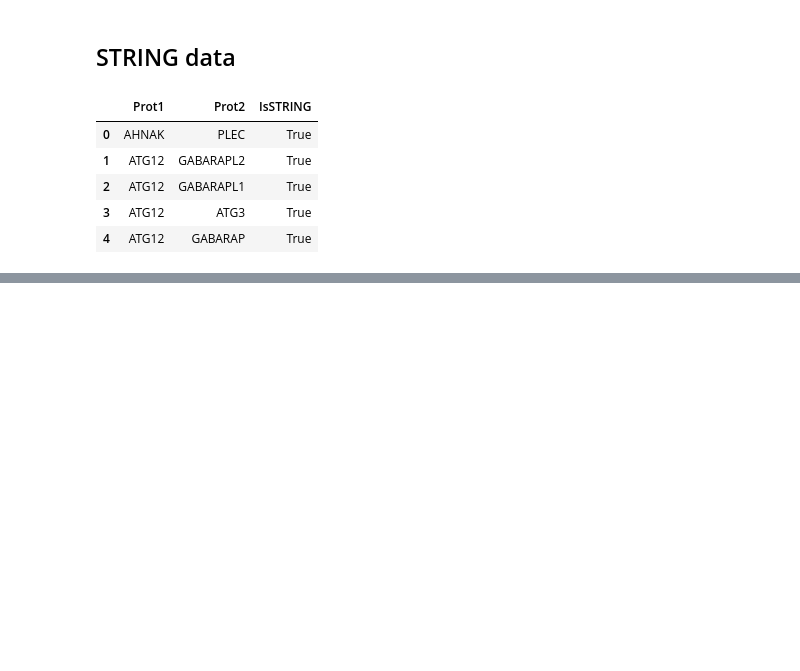
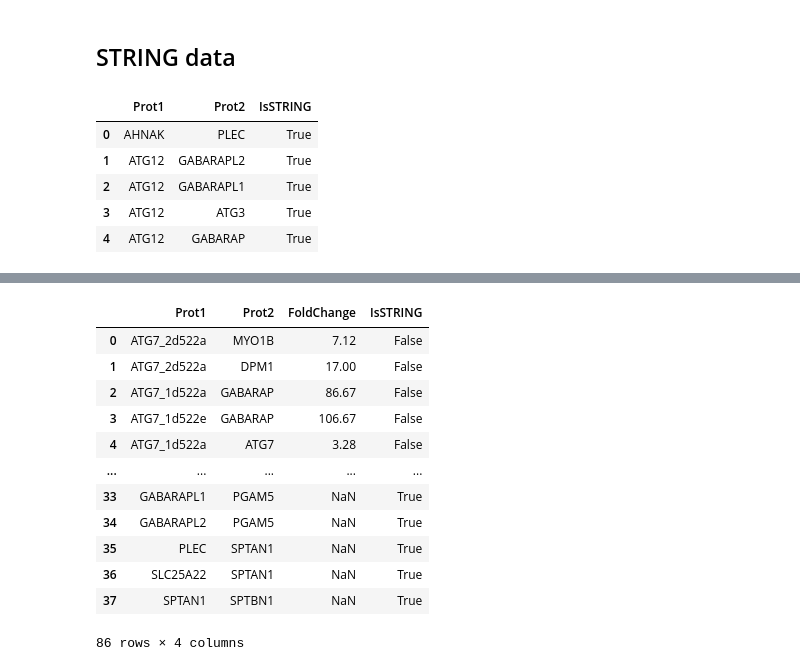
Before and after one commit to Keviosta/PhD_ATG7, a Jupyter notebook: ATG7/ATG7_in_vitro_cell_lines/interactome_mef_huh7/ATG7 mutants/huh7_mutant_all_interactons_to_cytoscape.ipynb, the cells around one changed output, grey strips where cells are left out. Cells and saved outputs as stored; diff of their text form; code cells hidden in the pictures; blank space fills up the shorter version.

```diff
--- a/ATG7/ATG7_in_vitro_cell_lines/interactome_mef_huh7/ATG7 mutants/huh7_mutant_all_interactons_to_cytoscape.ipynb
+++ b/ATG7/ATG7_in_vitro_cell_lines/interactome_mef_huh7/ATG7 mutants/huh7_mutant_all_interactons_to_cytoscape.ipynb
@@ -78,0 +101,17 @@ df_final.to_csv(path2+'df_mutant_cytoscape_huh7.csv',sep = ",")
+# %%
+df_inter_huh7 = pandas.concat([df_inter_huh7, df_off], axis=0)
+df_inter_huh7
+# %% [output]
+|  | Prot1 | Prot2 | FoldChange | IsSTRING |
+| 0 | ATG7_2d522a | MYO1B | 7.12 | False |
+| 1 | ATG7_2d522a | DPM1 | 17.00 | False |
+| 2 | ATG7_1d522a | GABARAP | 86.67 | False |
+| 3 | ATG7_1d522e | GABARAP | 106.67 | False |
+| 4 | ATG7_1d522a | ATG7 | 3.28 | False |
+| ... | ... | ... | ... | ... |
+| 33 | GABARAPL1 | PGAM5 | NaN | True |
+| 34 | GABARAPL2 | PGAM5 | NaN | True |
+| 35 | PLEC | SPTAN1 | NaN | True |
+| 36 | SLC25A22 | SPTAN1 | NaN | True |
+| 37 | SPTAN1 | SPTBN1 | NaN | True |
+86 rows × 4 columns
```
Also changed, not shown: parts of 11 cells of this notebook, 1 other file.
